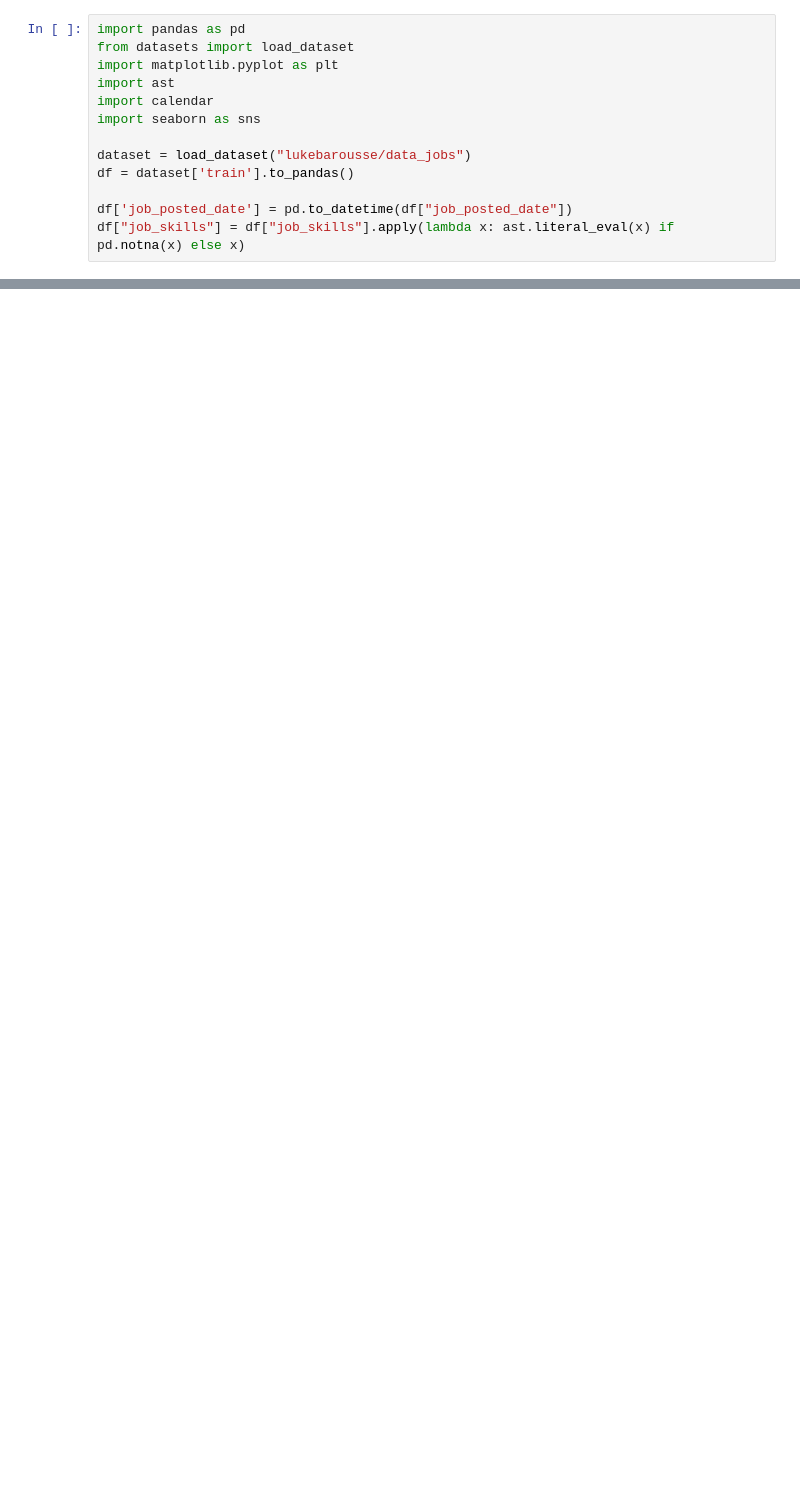
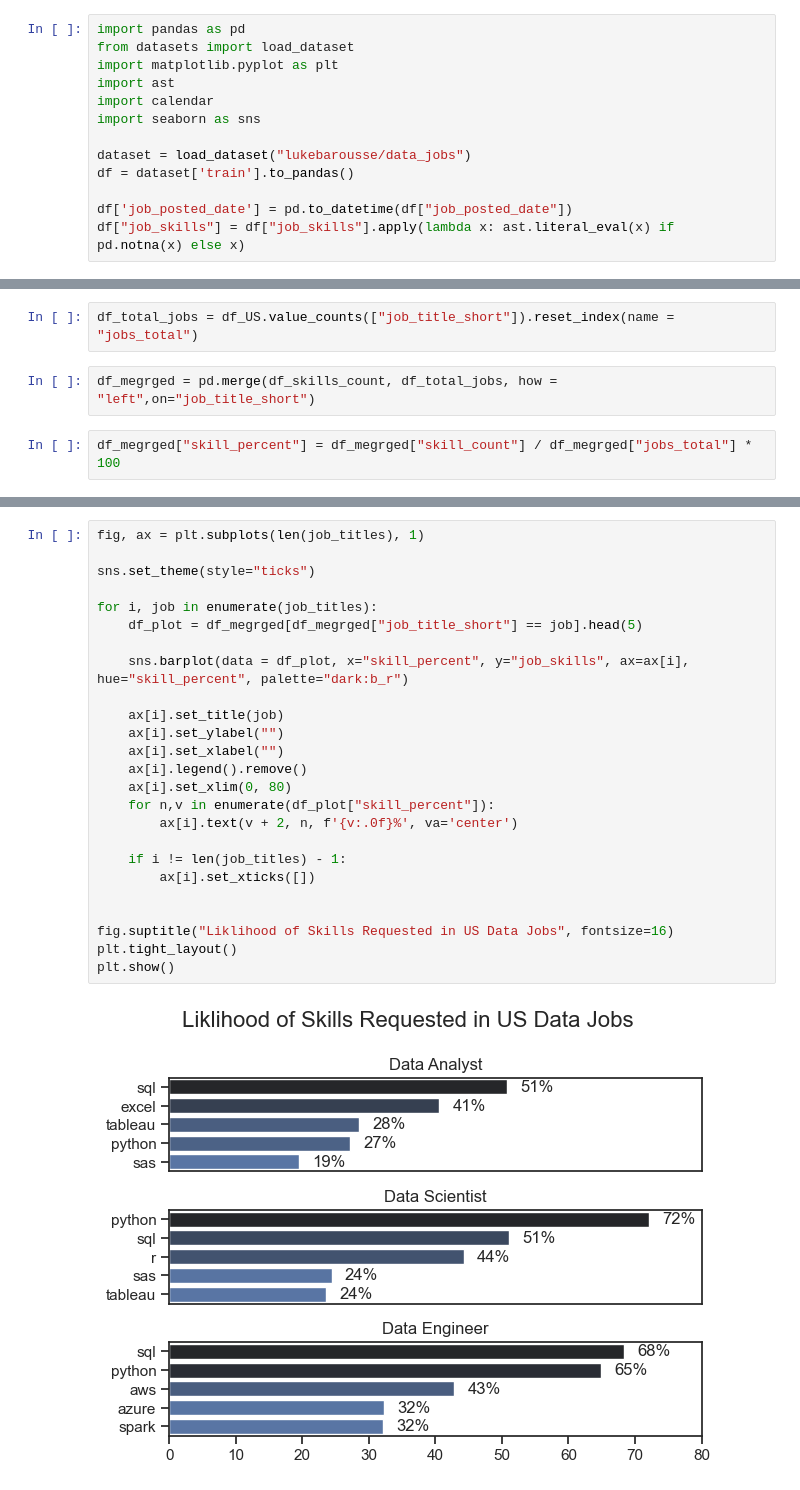
Before and after one commit to Menam-Khotaby/Python_Data_Project, a Jupyter notebook: Project_Section/1_skill_count.ipynb, the cells around one changed output, grey strips where cells are left out. Drawn from its saved outputs; the diff is of its cells as text; blank space fills up the shorter version.

```diff
--- a/Project_Section/1_skill_count.ipynb
+++ b/Project_Section/1_skill_count.ipynb
@@ -91,0 +56,6 @@ plt.show()
+# %%
+df_total_jobs = df_US.value_counts(["job_title_short"]).reset_index(name = "jobs_total")
+# %%
+df_megrged = pd.merge(df_skills_count, df_total_jobs, how = "left",on="job_title_short")
+# %%
+df_megrged["skill_percent"] = df_megrged["skill_count"] / df_megrged["jobs_total"] * 100
@@ -91,0 +66,27 @@ plt.show()
+# %%
+fig, ax = plt.subplots(len(job_titles), 1)
+
+sns.set_theme(style="ticks")
+
+for i, job in enumerate(job_titles):
+    df_plot = df_megrged[df_megrged["job_title_short"] == job].head(5)
+
+    sns.barplot(data = df_plot, x="skill_percent", y="job_skills", ax=ax[i], hue="skill_percent", palette="dark:b_r")
+
+    ax[i].set_title(job)
+    ax[i].set_ylabel("")
+    ax[i].set_xlabel("")
+    ax[i].legend().remove()
+    ax[i].set_xlim(0, 80)
+    for n,v in enumerate(df_plot["skill_percent"]):
+        ax[i].text(v + 2, n, f'{v:.0f}%', va='center')
+
+    if i != len(job_titles) - 1:
+        ax[i].set_xticks([])
+
+
+fig.suptitle("Liklihood of Skills Requested in US Data Jobs", fontsize=16)
+plt.tight_layout()
+plt.show()
+# %% [output]
+[figure, added]
```
Also changed, not shown: parts of 16 cells of this notebook.
